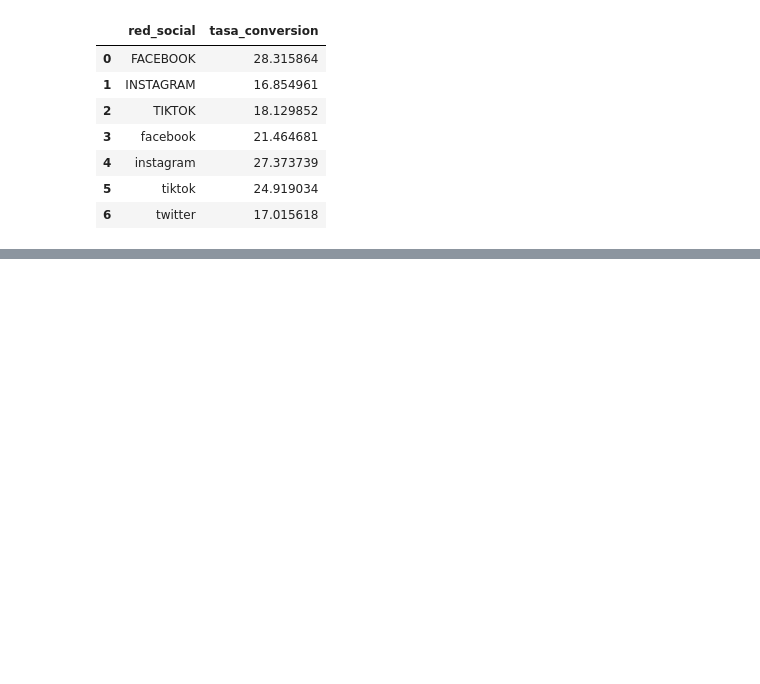
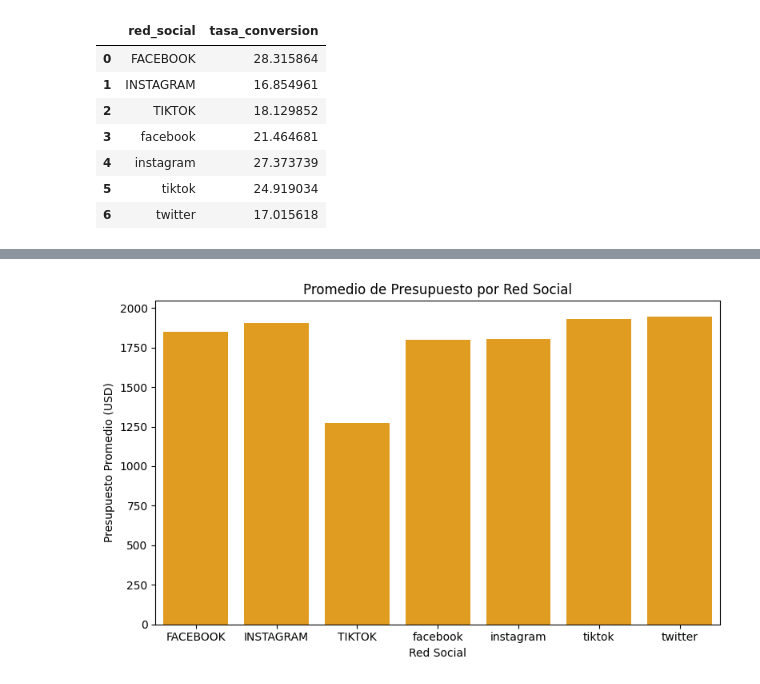
Before and after one commit to fttm-mdz/limpieza_redes, a Jupyter notebook: limpieza.ipynb, the cells around one changed output, grey strips where cells are left out. Drawn from its saved outputs; the diff is of its cells as text; code cells hidden in the pictures; blank space fills up the shorter version.

```diff
--- a/limpieza.ipynb
+++ b/limpieza.ipynb
@@ -330,0 +352,13 @@ tasa_red
+# %%
+presupuesto_red = df.groupby("red_social")["presupuesto_usd"].mean().reset_index()
+
+plt.figure(figsize=(8, 5))
+sns.barplot(data=presupuesto_red, x="red_social", y="presupuesto_usd", color="orange")
+
+plt.title("Promedio de Presupuesto por Red Social")
+plt.xlabel("Red Social")
+plt.ylabel("Presupuesto Promedio (USD)")
+plt.tight_layout()
+plt.show()
+# %% [output]
+[figure, added]
```
Also changed, not shown: parts of 7 cells of this notebook.
